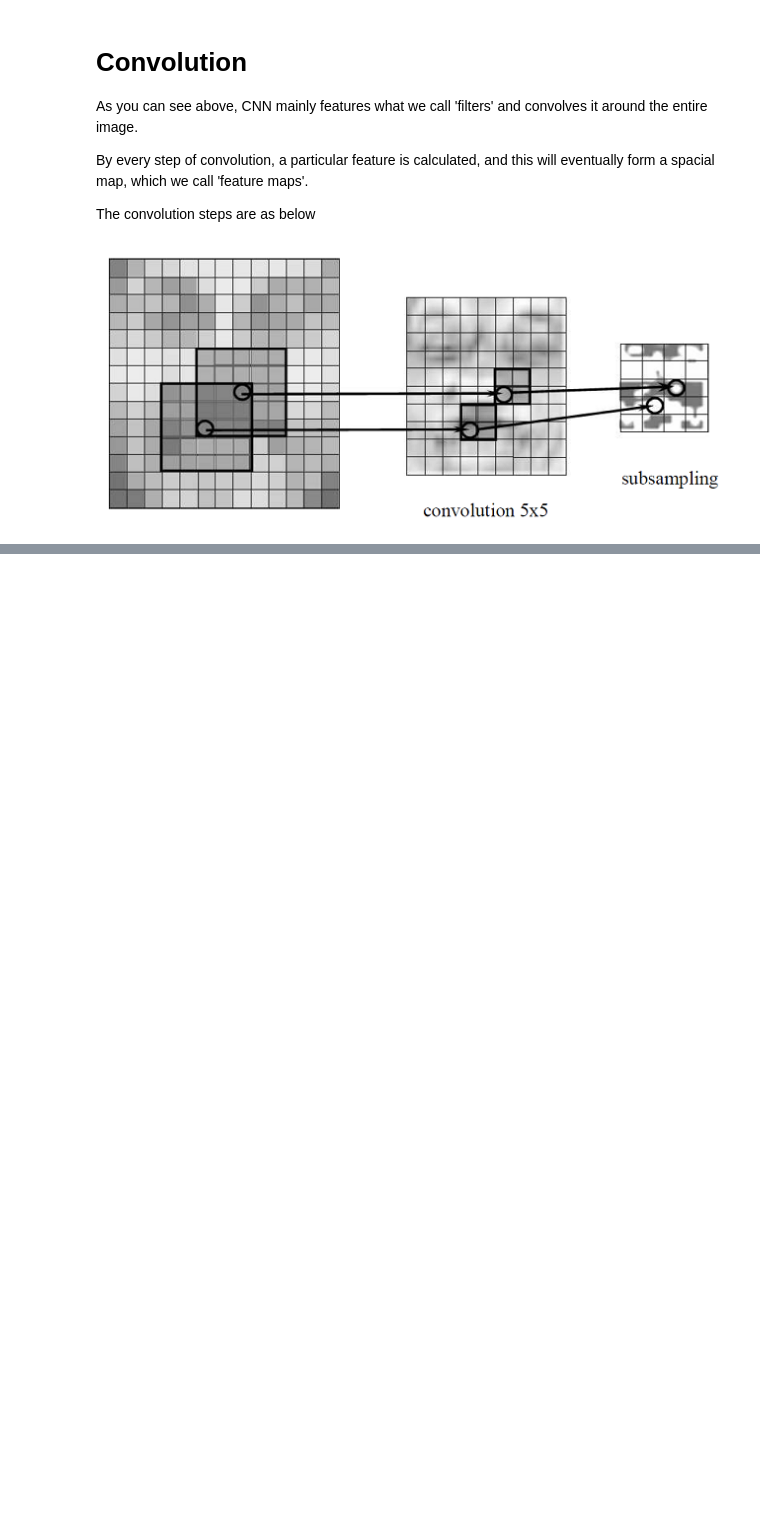
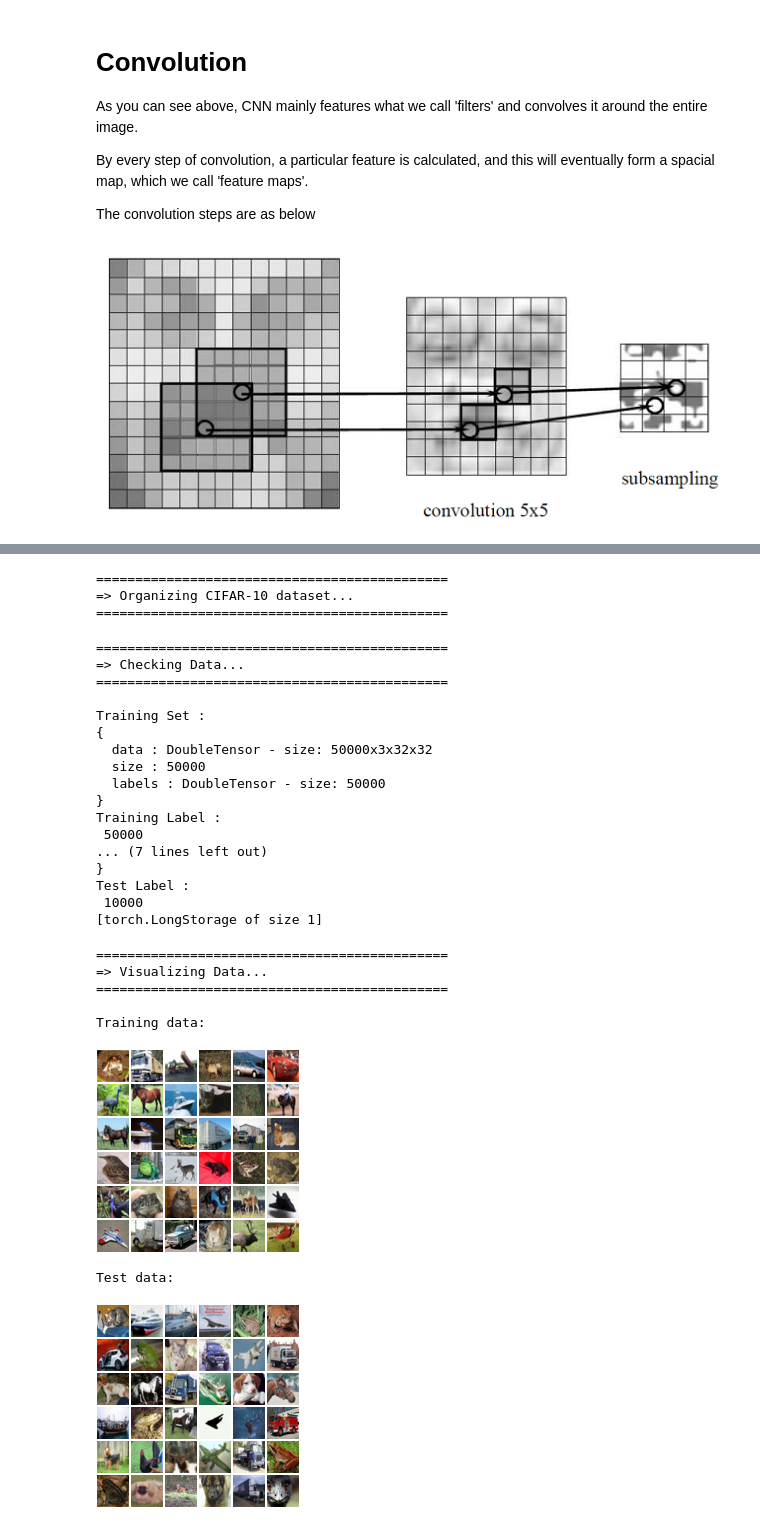
Before and after one commit to bmsookim/torch-tutorial, a Jupyter notebook: 04-CNN/CNN_cifar10.ipynb, the cells around one changed output, grey strips where cells are left out. Drawn from its saved outputs; the diff is of its cells as text; code cells hidden in the pictures; blank space fills up the shorter version.

```diff
--- a/04-CNN/CNN_cifar10.ipynb
+++ b/04-CNN/CNN_cifar10.ipynb
@@ -32,0 +68,36 @@ First, prepare the dataset by importing the essential libraries.
+# %%
+print '============================================='
+print '=> Organizing CIFAR-10 dataset...'
+print '============================================='
+
+trainSize = 50000
+testSize = 10000
+
+trainData = {
+   data = torch.Tensor(trainSize, 3*32*32),
+   labels = torch.Tensor(trainSize),
+   size = trainSize
+}
+
+for i = 0,4 do
+   subset = torch.load('cifar-10-batches-t7/data_batch_' .. (i+1) .. '.t7', 'ascii')
+   trainData.data[{ {i*10000+1, (i+1)*10000} }] = subset.data:t()
+   trainData.labels[{ {i*10000+1, (i+1)*10000} }] = subset.labels
+end
+
+trainData.labels = trainData.labels + 1 -- as torch index starts with 1, not 0
+
+subset = torch.load('cifar-10-batches-t7/test_batch.t7', 'ascii')
+testData = {
+   data = subset.data:t():double(),
+   labels = subset.labels[1]:double(),
+   size = testSize
+}
+testData.labels = testData.labels + 1
+
+trainData.data = trainData.data:reshape(trainSize,3,32,32)
+testData.data = testData.data:reshape(testSize,3,32,32)
+# %% [output]
+=============================================
+=> Organizing CIFAR-10 dataset...
+=============================================
@@ -32,0 +116,37 @@ First, prepare the dataset by importing the essential libraries.
+# %%
+print '============================================='
+print('=> Visualizing Data...')
+print '=============================================\n'
+
+if itorch then
+   print('Training data:')
+   itorch.image(trainData.data[{ {1,36} }])
+   print('Test data:')
+   itorch.image(testData.data[{ {1,36} }])
+end
+# %% [output]
+=============================================
+=> Checking Data...
+=============================================
+
+Training Set :
+{
+  data : DoubleTensor - size: 50000x3x32x32
+  size : 50000
+  labels : DoubleTensor - size: 50000
+}
+Training Label :
+ 50000
+... (7 lines left out)
+}
+Test Label :
+ 10000
+[torch.LongStorage of size 1]
+=============================================
+=> Visualizing Data...
+=============================================
+
+Training data:
+[figure, added]
+Test data:
+[figure, added]
```
Also changed, not shown: parts of 30 cells of this notebook, 5 other files.
